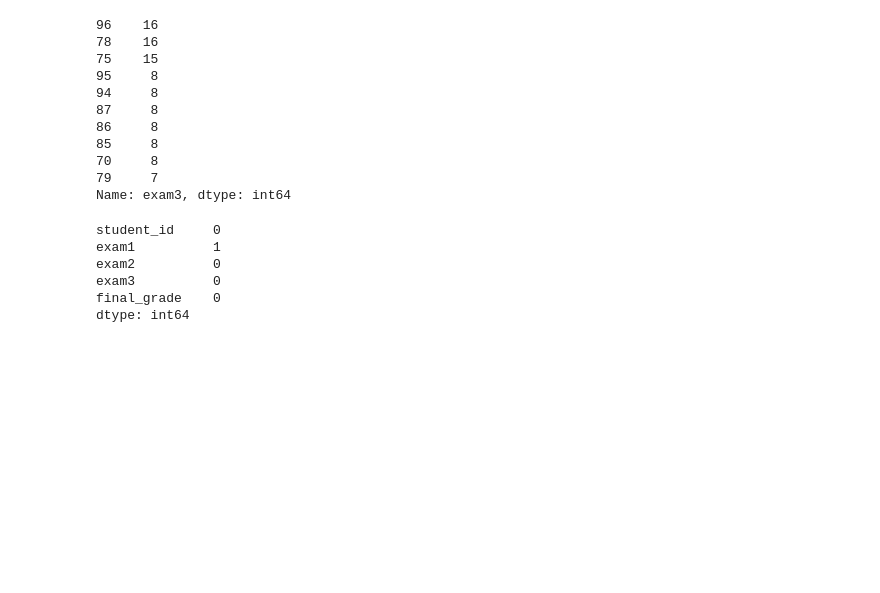
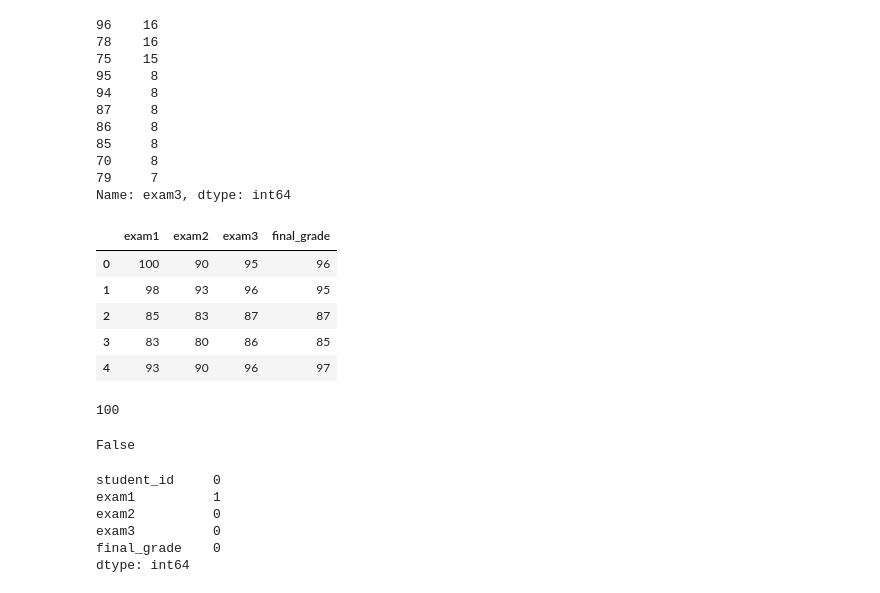
Before and after one commit to segovialori/regression-exercises, a Jupyter notebook: Aquire_prep_lesson_examples.ipynb, the cells around one changed output. Saved outputs shown, nothing was run; the diff lists cells and outputs as text; code cells hidden in the pictures; blank space fills up the shorter version.

```diff
--- a/Aquire_prep_lesson_examples.ipynb
+++ b/Aquire_prep_lesson_examples.ipynb
@@ -93,6 +96,25 @@ df.exam3.value_counts()
 70     8
 79     7
 Name: exam3, dtype: int64
+# %%
+# look at our grades to see how we might impute the value
+df.head()
+# %% [output]
+|  | exam1 | exam2 | exam3 | final_grade |
+| 0 | 100 | 90 | 95 | 96 |
+| 1 | 98 | 93 | 96 | 95 |
+| 2 | 85 | 83 | 87 | 87 |
+| 3 | 83 | 80 | 86 | 85 |
+| 4 | 93 | 90 | 96 | 97 |
+# %%
+int(df[0:1].exam1)
+# %% [output]
+100
+# %%
+# manual calculation of the exam1 grade based on final, exam3 and exam1 versus actual exam1 value
+(96 * 3 -95 -90) == int(df[0:1].exam1)
+# %% [output]
+False
 # %%
 print(df.isnull().sum())
 # %% [output]
```
Also changed, not shown: parts of 2 cells of this notebook.
